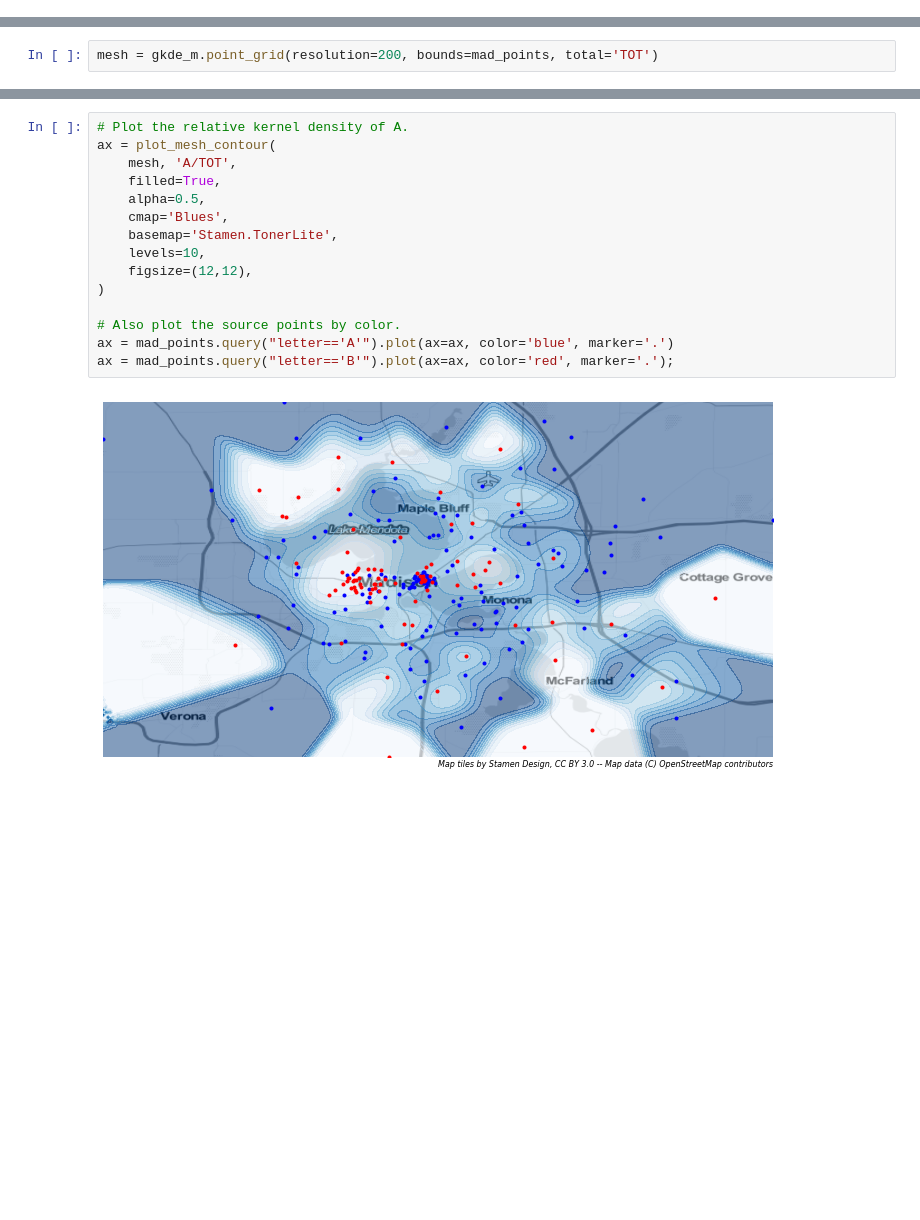
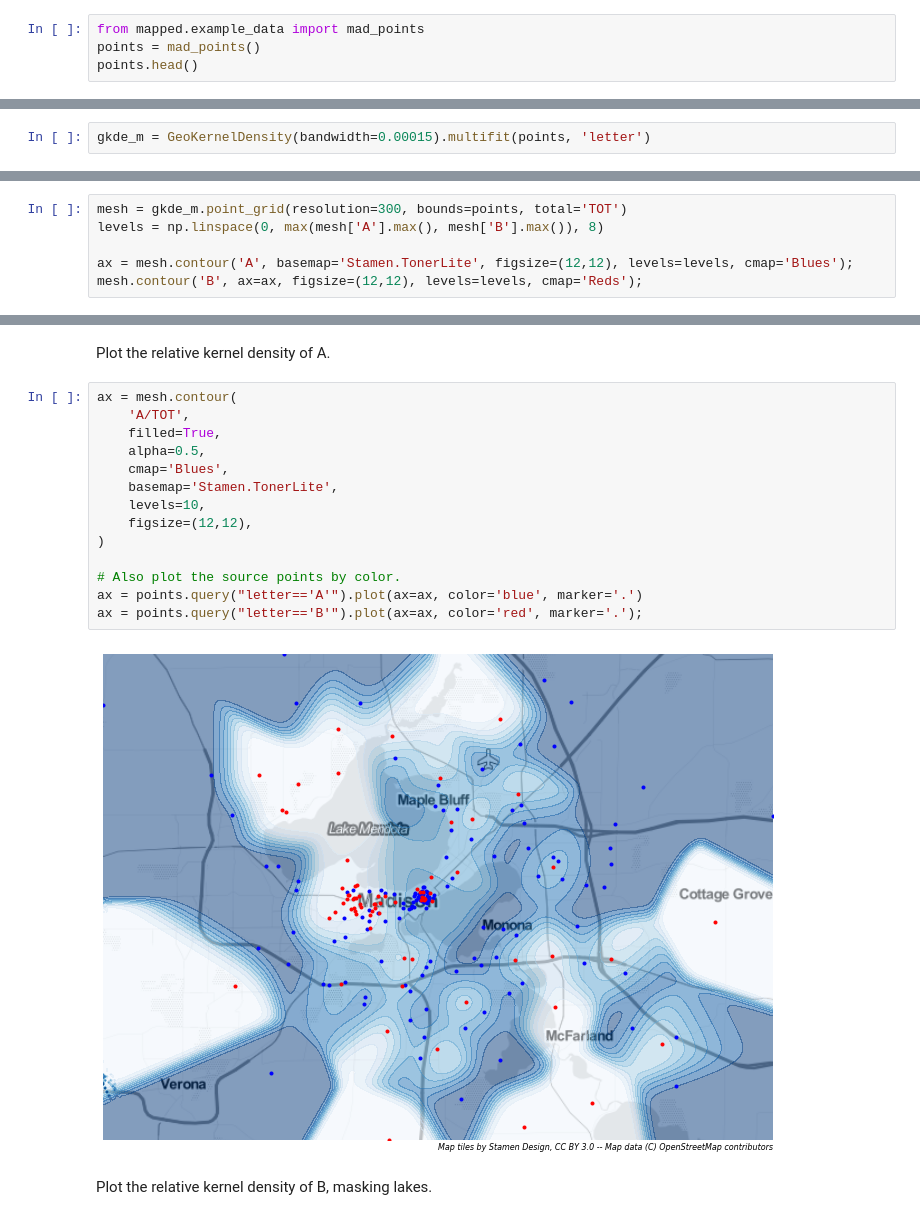
Before and after one commit to jpn--/mapped, a Jupyter notebook: examples/example-contours.ipynb, the cells around one changed output, grey strips where cells are left out. Saved outputs shown, nothing was run; the diff lists cells and outputs as text; blank space fills up the shorter version.

```diff
--- a/examples/example-contours.ipynb
+++ b/examples/example-contours.ipynb
@@ -8,0 +15,4 @@ from mapped.density import GeoKernelDensity, plot_mesh_contour
+# %%
+from mapped.example_data import mad_points
+points = mad_points()
+points.head()
@@ -8,0 +41,2 @@ from mapped.density import GeoKernelDensity, plot_mesh_contour
+# %%
+gkde_m = GeoKernelDensity(bandwidth=0.00015).multifit(points, 'letter')
@@ -8,0 +60,6 @@ from mapped.density import GeoKernelDensity, plot_mesh_contour
+# %%
+mesh = gkde_m.point_grid(resolution=300, bounds=points, total='TOT')
+levels = np.linspace(0, max(mesh['A'].max(), mesh['B'].max()), 8)
+
+ax = mesh.contour('A', basemap='Stamen.TonerLite', figsize=(12,12), levels=levels, cmap='Blues');
+mesh.contour('B', ax=ax, figsize=(12,12), levels=levels, cmap='Reds');
@@ -29,3 +79 @@ mad_points.query("letter=='B'").plot(color='red', marker='.', ax=ax );
-# %%
-mesh = gkde_m.point_grid(resolution=200, bounds=mad_points, total='TOT')
 # %%
@@ -33,18 +94,21 @@ mask = mesh.within(land.simplify(0.001))
+# %% [markdown]
+Plot the relative kernel density of A.
 # %%
-# Plot the relative kernel density of A.
-ax = plot_mesh_contour(
-    mesh, 'A/TOT',
+ax = mesh.contour(
+    'A/TOT',
     filled=True,
     alpha=0.5,
     cmap='Blues',
     basemap='Stamen.TonerLite',
     levels=10,
     figsize=(12,12),
 )
 
 # Also plot the source points by color.
-ax = mad_points.query("letter=='A'").plot(ax=ax, color='blue', marker='.')
-ax = mad_points.query("letter=='B'").plot(ax=ax, color='red', marker='.');
+ax = points.query("letter=='A'").plot(ax=ax, color='blue', marker='.')
+ax = points.query("letter=='B'").plot(ax=ax, color='red', marker='.');
 # %% [output]
-[figure, old version]
+[figure, new version]
+# %% [markdown]
+Plot the relative kernel density of B, masking lakes.
 # %%
```
Also changed, not shown: parts of 23 cells of this notebook, 6 other files.
